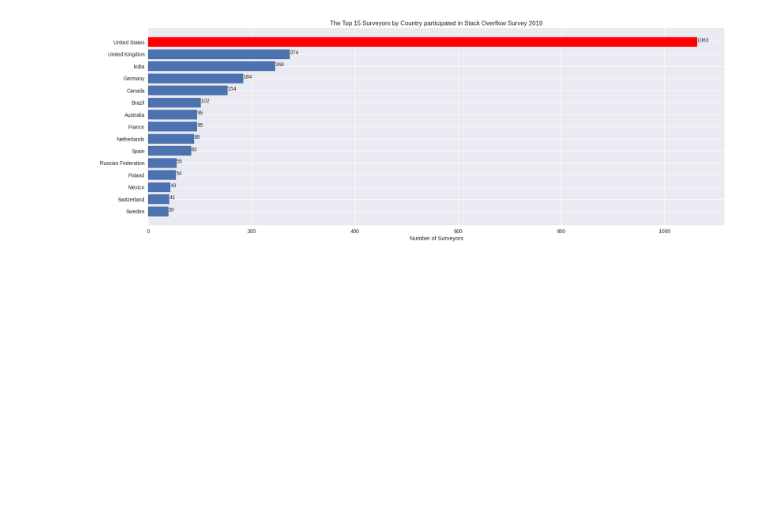
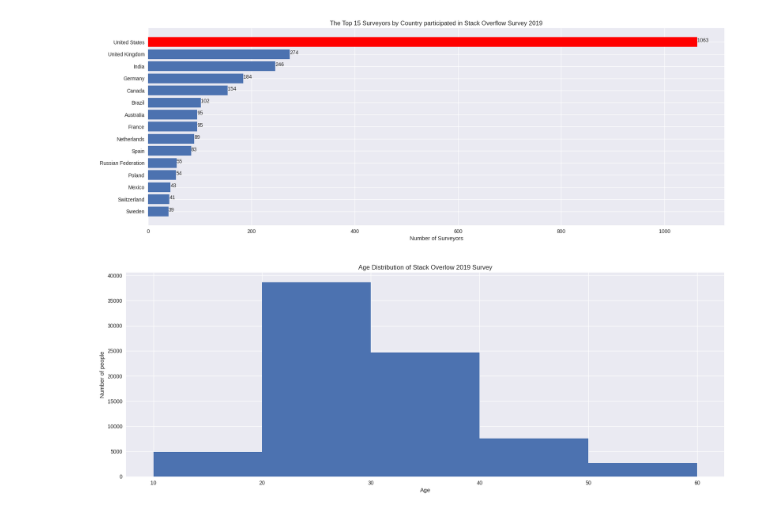
Before and after one commit to justaplan/stack_overflow_survey_analysis, a Jupyter notebook: stack_overflow_survey_chart.ipynb, the cells around one changed output. Drawn from its saved outputs; the diff is of its cells as text; code cells hidden in the pictures; blank space fills up the shorter version.

```diff
--- a/stack_overflow_survey_chart.ipynb
+++ b/stack_overflow_survey_chart.ipynb
@@ -140,3 +148,21 @@ plt.xlabel("Number of Surveyors")
 plt.show()
 # %% [output]
 [figure]
+# %%
+## Chart Size and Style
+plt.figure(figsize=(20,7),dpi=100)
+plt.style.use("seaborn")
+
+x = df["Age"]
+bins = [10,20,30,40,50,60]
+age_hist = plt.hist(x,bins=bins)
+
+## Chart Title and Label
+plt.title("Age Distribution of Stack Overlow 2019 Survey")
+plt.xlabel("Age")
+plt.ylabel("Number of people")
+plt.xticks(bins)
+
+plt.show()
+# %% [output]
+[figure, added]
```
Also changed, not shown: parts of 4 cells of this notebook.
